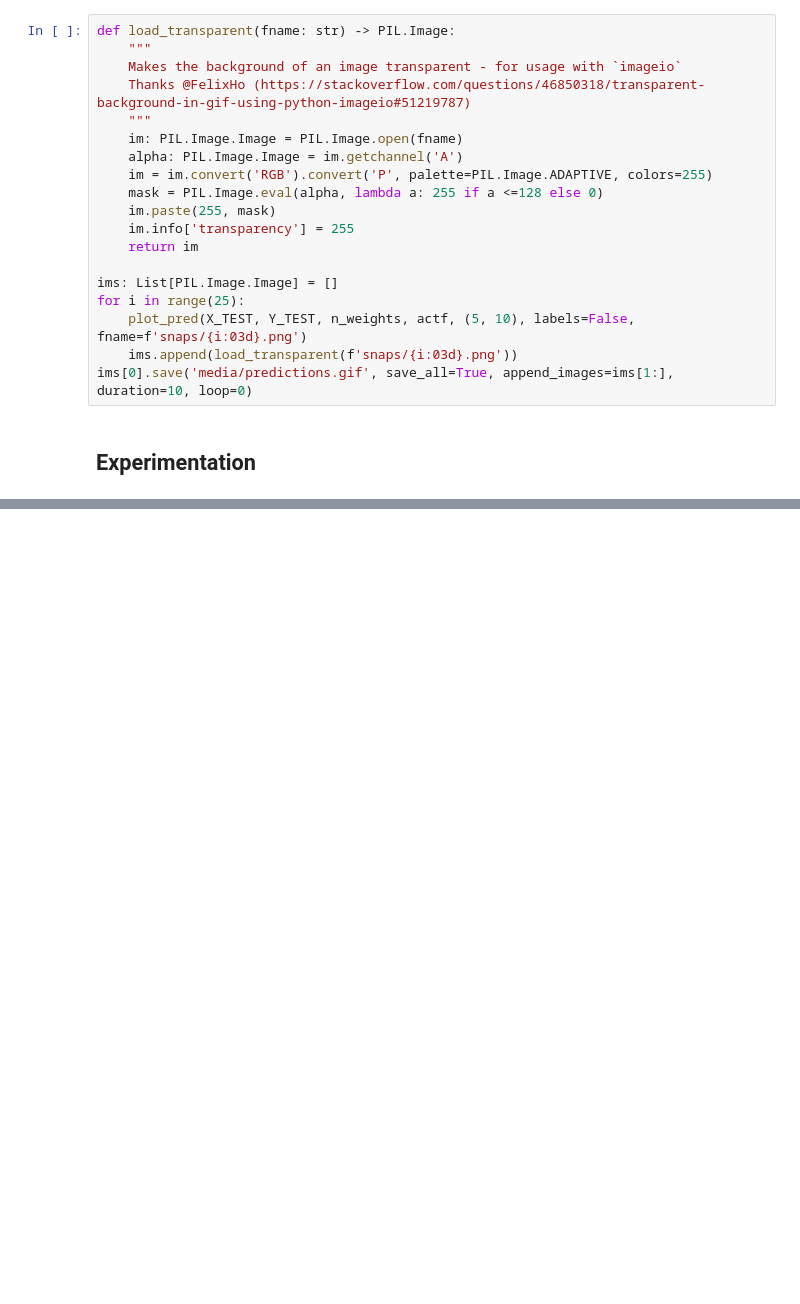
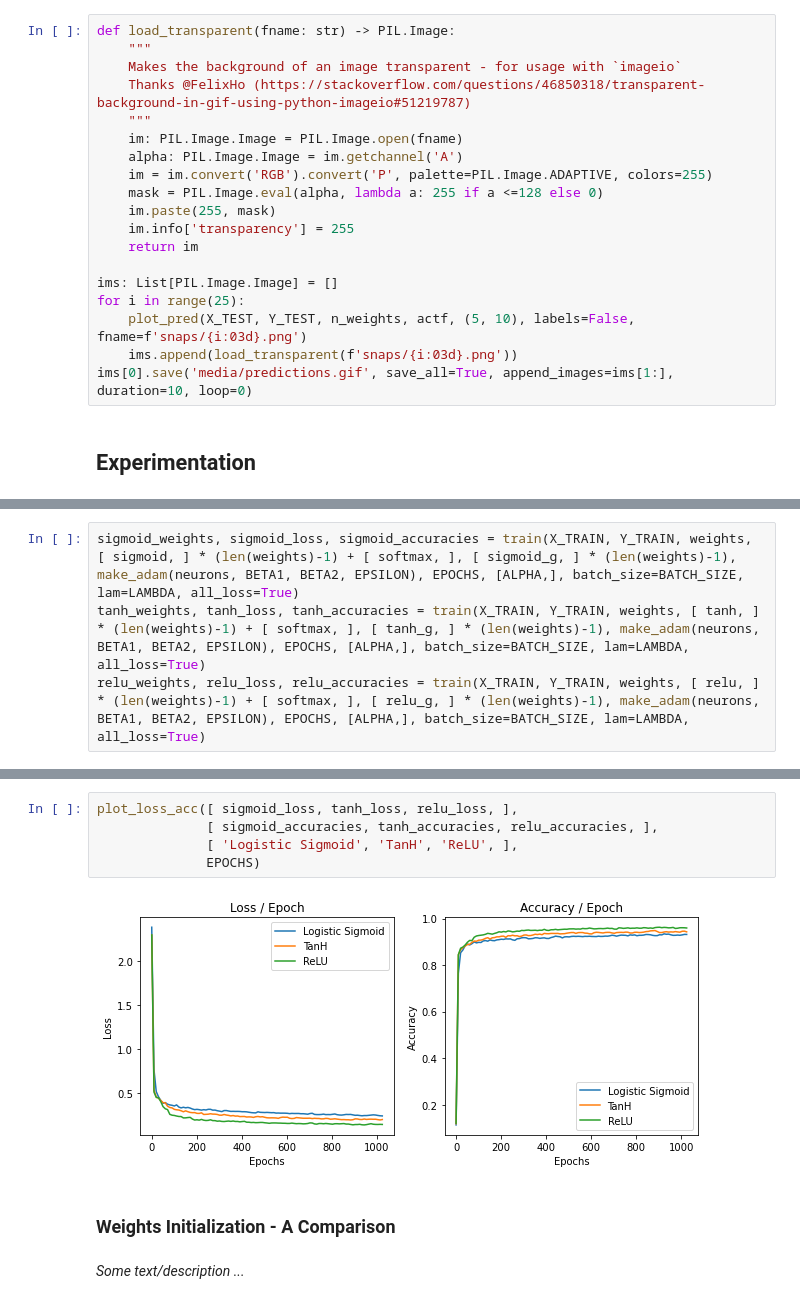
Before and after one commit to MattMoony/ann_mnist, a Jupyter notebook: main.ipynb, the cells around one changed output, grey strips where cells are left out. Saved outputs shown, nothing was run; the diff lists cells and outputs as text; blank space fills up the shorter version.

```diff
--- a/main.ipynb
+++ b/main.ipynb
@@ -532,0 +600,4 @@ _To be continued ..._
+# %%
+sigmoid_weights, sigmoid_loss, sigmoid_accuracies = train(X_TRAIN, Y_TRAIN, weights, [ sigmoid, ] * (len(weights)-1) + [ softmax, ], [ sigmoid_g, ] * (len(weights)-1), make_adam(neurons, BETA1, BETA2, EPSILON), EPOCHS, [ALPHA,], batch_size=BATCH_SIZE, lam=LAMBDA, all_loss=True)
+tanh_weights, tanh_loss, tanh_accuracies = train(X_TRAIN, Y_TRAIN, weights, [ tanh, ] * (len(weights)-1) + [ softmax, ], [ tanh_g, ] * (len(weights)-1), make_adam(neurons, BETA1, BETA2, EPSILON), EPOCHS, [ALPHA,], batch_size=BATCH_SIZE, lam=LAMBDA, all_loss=True)
+relu_weights, relu_loss, relu_accuracies = train(X_TRAIN, Y_TRAIN, weights, [ relu, ] * (len(weights)-1) + [ softmax, ], [ relu_g, ] * (len(weights)-1), make_adam(neurons, BETA1, BETA2, EPSILON), EPOCHS, [ALPHA,], batch_size=BATCH_SIZE, lam=LAMBDA, all_loss=True)
@@ -532,0 +622,11 @@ _To be continued ..._
+# %%
+plot_loss_acc([ sigmoid_loss, tanh_loss, relu_loss, ],
+              [ sigmoid_accuracies, tanh_accuracies, relu_accuracies, ],
+              [ 'Logistic Sigmoid', 'TanH', 'ReLU', ],
+              EPOCHS)
+# %% [output]
+[figure, added]
+# %% [markdown]
+### Weights Initialization - A Comparison
+# %% [markdown]
+*Some text/description ...*
```
Also changed, not shown: parts of 19 cells of this notebook.
